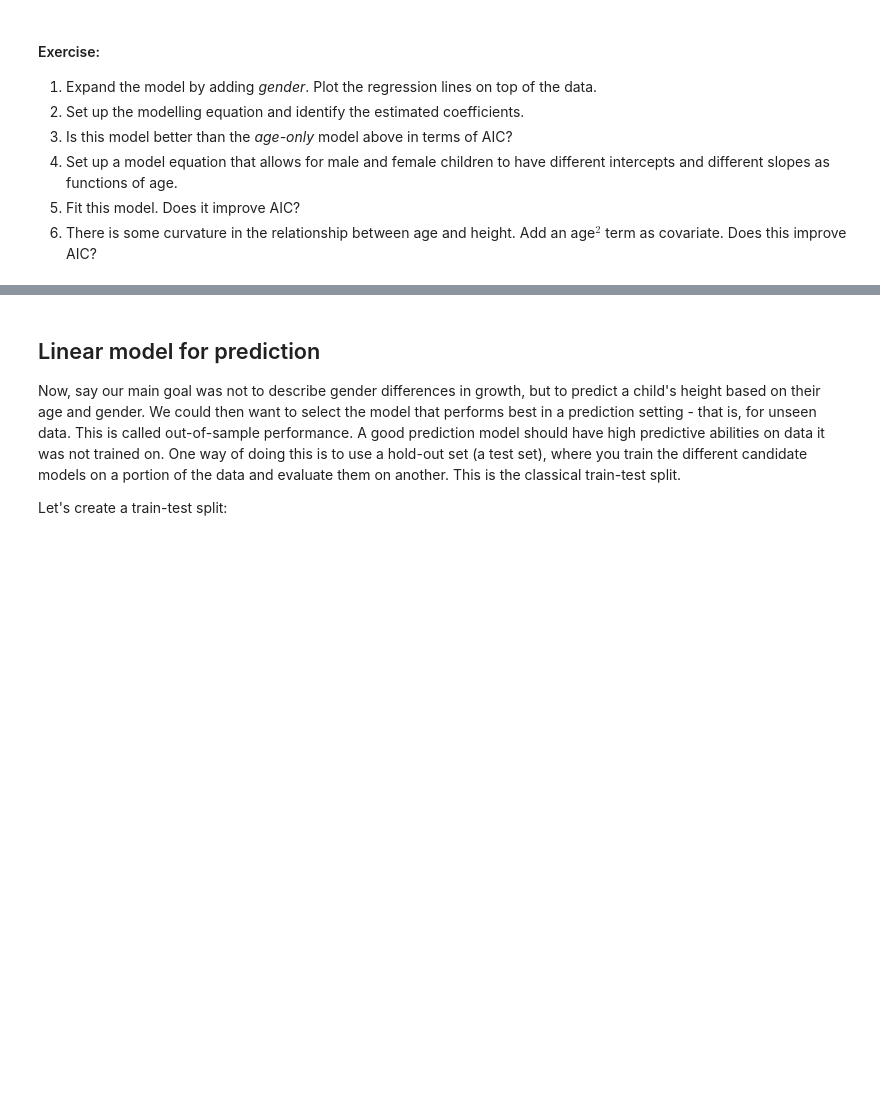
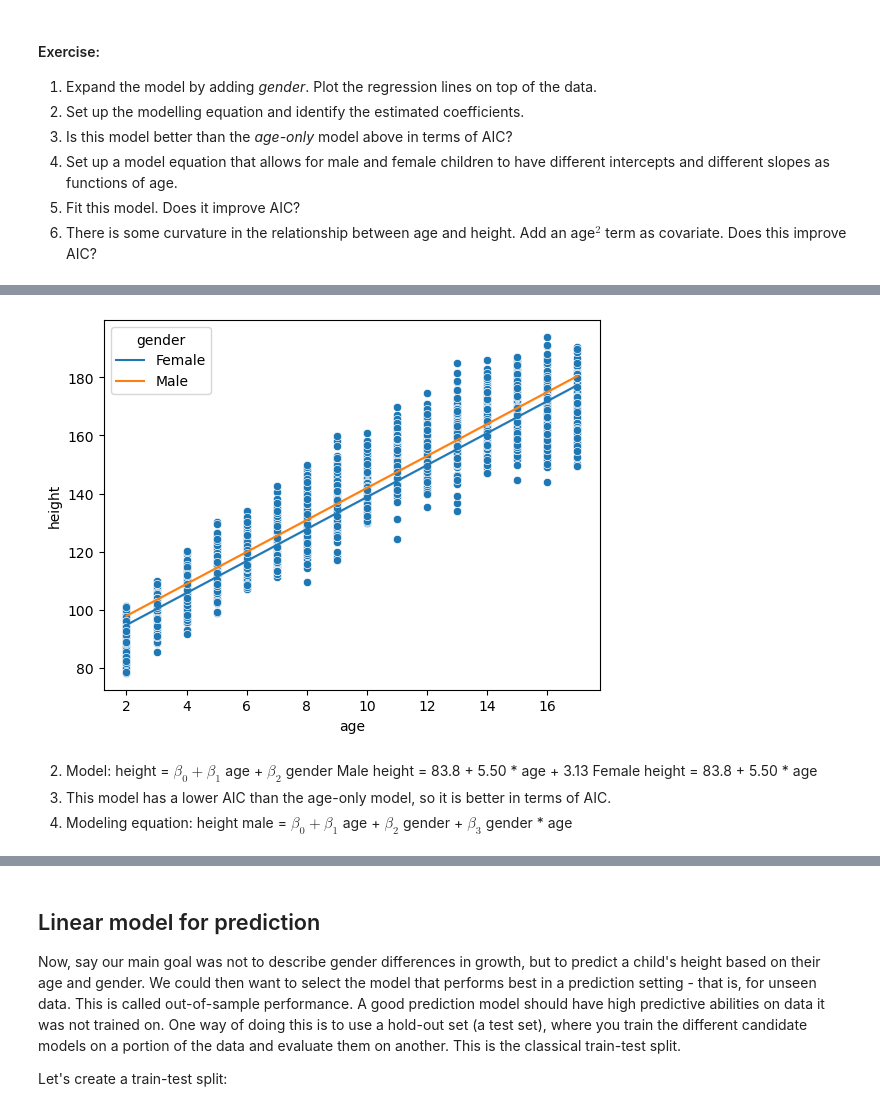
Before and after one commit to magnusjunge/TECH3_datalab5, a Jupyter notebook: datalab5.ipynb, the cells around one changed output, grey strips where cells are left out. Drawn from its saved outputs; the diff is of its cells as text; code cells hidden in the pictures; blank space fills up the shorter version.

```diff
--- a/datalab5.ipynb
+++ b/datalab5.ipynb
@@ -174,5 +206,8 @@ plt.show()
 6. There is some curvature in the relationship between age and height. Add an age$^2$ term as covariate. Does this improve AIC?
 # %%
 # Write your own code here:
-# ... model = ols(formula=...)
-# ... model.fit()...
+
+ols_model_2 = ols(formula="height ~ age + C(gender)", data=height)
+ols_result_2 = ols_model_2.fit()
+print(ols_result_2.summary())
+print("sigma2=", f"{ols_result_2.mse_resid:.1f}")
@@ -178,0 +232,14 @@ plt.show()
+# %%
+sns.scatterplot(x="age", y="height", data=height)
+sns.lineplot(
+    x="age", y=ols_result_2.fittedvalues, hue="gender", data=height, color="red"
+)
+plt.show()
+# %% [output]
+[figure, added]
+# %% [markdown]
+2. Model: height = $\beta_0 + \beta_1$ age + $\beta_2$ gender
+Male height = 83.8 + 5.50 * age + 3.13
+Female height = 83.8 + 5.50 * age
+3. This model has a lower AIC than the age-only model, so it is better in terms of AIC.
+4. Modeling equation: height male = $\beta_0 + \beta_1$ age + $\beta_2$ gender + $\beta_3$ gender * age
```
Also changed, not shown: parts of 18 cells of this notebook.
